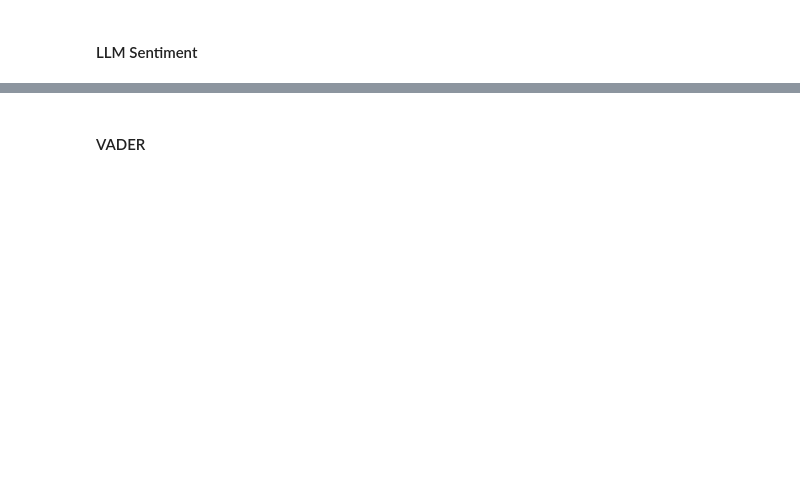
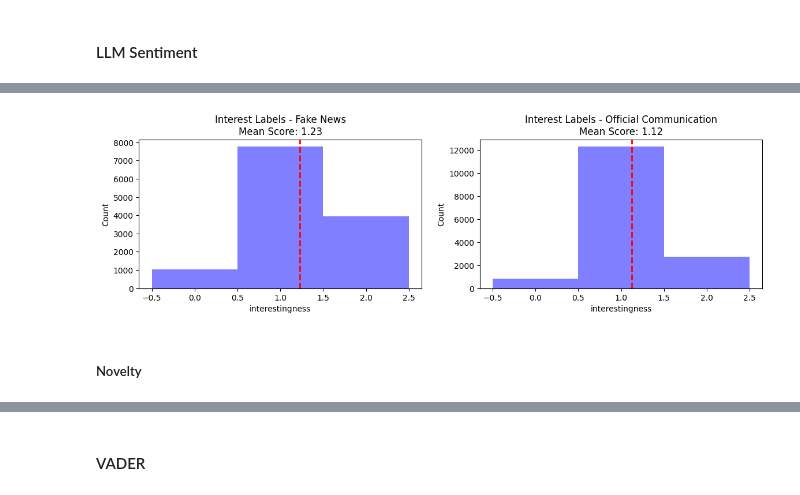
Before and after one commit to maximiliansteu/dissertation, a Jupyter notebook: feature_extraction.ipynb, the cells around one changed output, grey strips where cells are left out. Saved outputs shown, nothing was run; the diff lists cells and outputs as text; code cells hidden in the pictures; blank space fills up the shorter version.

```diff
--- a/feature_extraction.ipynb
+++ b/feature_extraction.ipynb
@@ -736,3 +719,3 @@ combined_df
 # %%
 # Read back in from CSV, processed in Google Colab due to Memory Constraints
-feature_df = pd.read_csv("combined_df_sentiment_2023_06_20.csv")
+feature_df = pd.read_csv("combined_df_sentiment_detailed_2023_06_30.csv")
@@ -860,0 +847,56 @@ feature_df
+# %%
+interest_annotations = pd.read_csv("interest_annotations.csv")
+# %%
+# Define mapping dictionary
+label_mapping = {
+    "Very interesting.": 2,
+    "Very interesting": 2,
+    "Moderately interesting.": 1,
+    "Moderately interesting": 1,
+    "Not very interesting.": 0,
+    "Not very interesting": 0
+}
+
+interest_annotations['annotations'] = interest_annotations['annotations'].map(label_mapping)
+# %%
+feature_df['interestingness'] = interest_annotations['annotations']
+# %%
+# Add labels
+import matplotlib.pyplot as plt
+
+name = "Interest Labels"  # Replace with your actual dataframe name
+color = 'blue'  # Replace with your desired color
+
+fig, axs = plt.subplots(1, 2, figsize=(12, 4))  # Adjust the figure size as needed
+
+# Split the data into positive and negative classes
+positive_df = feature_df[feature_df['label'] == 1]
+negative_df = feature_df[feature_df['label'] == -1]
+
+# Calculate mean scores
+positive_mean = positive_df['interestingness'].mean()
+negative_mean = negative_df['interestingness'].mean()
+
+# Create histogram for positive class
+axs[0].hist(positive_df['interestingness'], bins=range(0, 4), align='left', color=color, alpha=0.5)
+axs[0].set_title(f'{name} - Fake News\nMean Score: {positive_mean:.2f}')
+axs[0].set_xlabel('interestingness')
+axs[0].set_ylabel('Count')
+axs[0].axvline(positive_mean, color='r', linestyle='dashed', linewidth=2)
+
+# Create histogram for negative class
+axs[1].hist(negative_df['interestingness'], bins=range(0, 4), align='left', color=color, alpha=0.5)
+axs[1].set_title(f'{name} - Official Communication\nMean Score: {negative_mean:.2f}')
+axs[1].set_xlabel('interestingness')
+axs[1].set_ylabel('Count')
+axs[1].axvline(negative_mean, color='r', linestyle='dashed', linewidth=2)
+
+# Adding some space between subplots
+plt.tight_layout(pad=2.0)
+
+# Displaying the plot
+plt.show()
+# %% [output]
+[figure, added]
+# %% [markdown]
+##### Novelty
```
Also changed, not shown: parts of 47 cells of this notebook, 6 other files.
